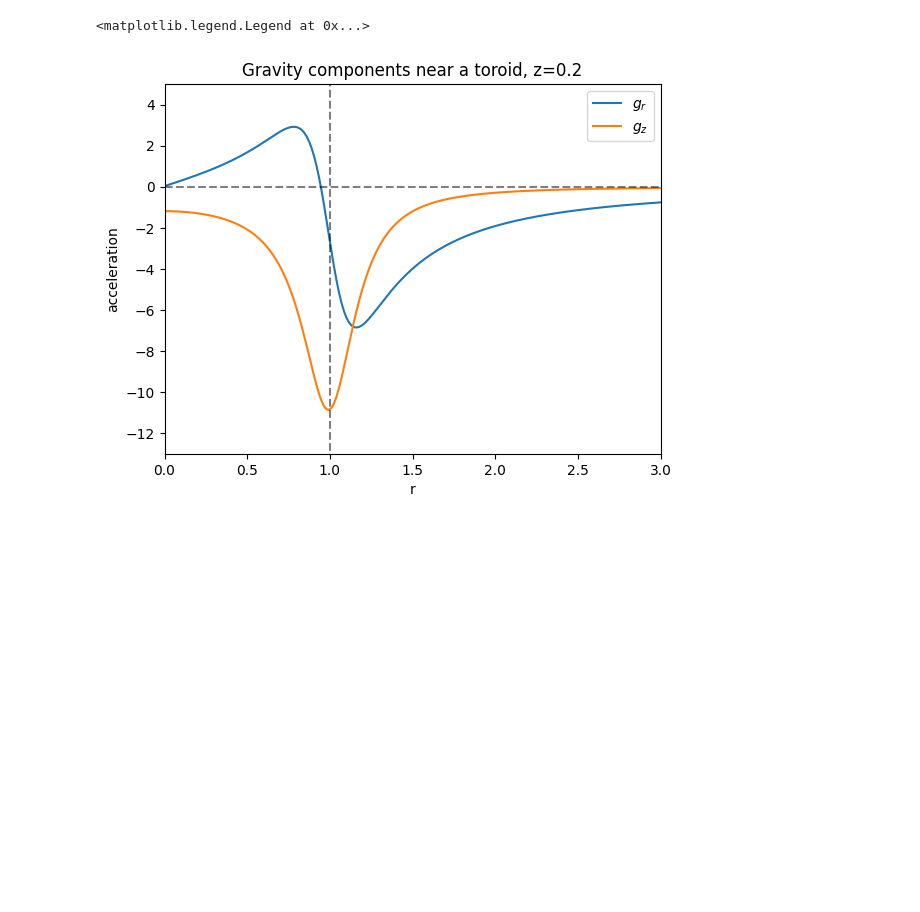
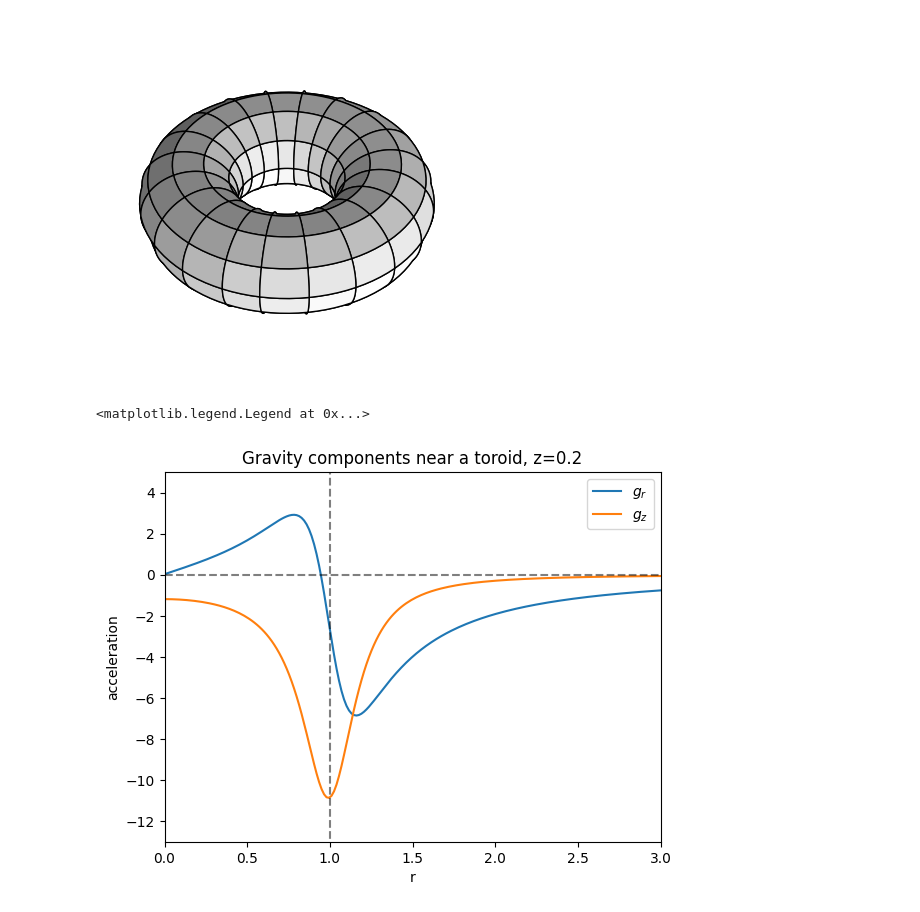
Before and after one commit to dana-grund/HPC4WC, a Jupyter notebook: projects/2023/project06_shallow_water/toroidal_physics/test_toroidal_physics.ipynb, the cells around one changed output. Drawn from its saved outputs; the diff is of its cells as text; code cells hidden in the pictures; blank space fills up the shorter version.

```diff
--- a/projects/2023/project06_shallow_water/toroidal_physics/test_toroidal_physics.ipynb
+++ b/projects/2023/project06_shallow_water/toroidal_physics/test_toroidal_physics.ipynb
@@ -10,3 +15,28 @@ import toroidal_physics as tp
+# %%
+
+n = 100
+
+theta = np.linspace(0, 2.*np.pi, n)
+phi = np.linspace(0, 2.*np.pi, n)
+theta, phi = np.meshgrid(theta, phi)
+c, a = 2, 1
+x = (c + a*np.cos(theta)) * np.cos(phi)
+y = (c + a*np.cos(theta)) * np.sin(phi)
+z = a * np.sin(theta)
+
+fig = plt.figure(figsize=(10,10))
+ax1 = fig.add_subplot(121, projection='3d')
+ax1.set_zlim(-2,2)
+ax1.plot_surface(x, y, z, rstride=5, cstride=10, color='w', edgecolors='k')
+ax1.view_init(40,10)
+# hide axis
+ax1.set_axis_off()
+# aspect ratio
+ax1.set_aspect('equal')
+# zoom in
+ax1.dist = 7
+# %% [output]
+[figure, added]
 # %%
 r_major = 1
 r_minor = 0.5*r_major
```
Also changed, not shown: parts of 4 cells of this notebook, 2 other files.
